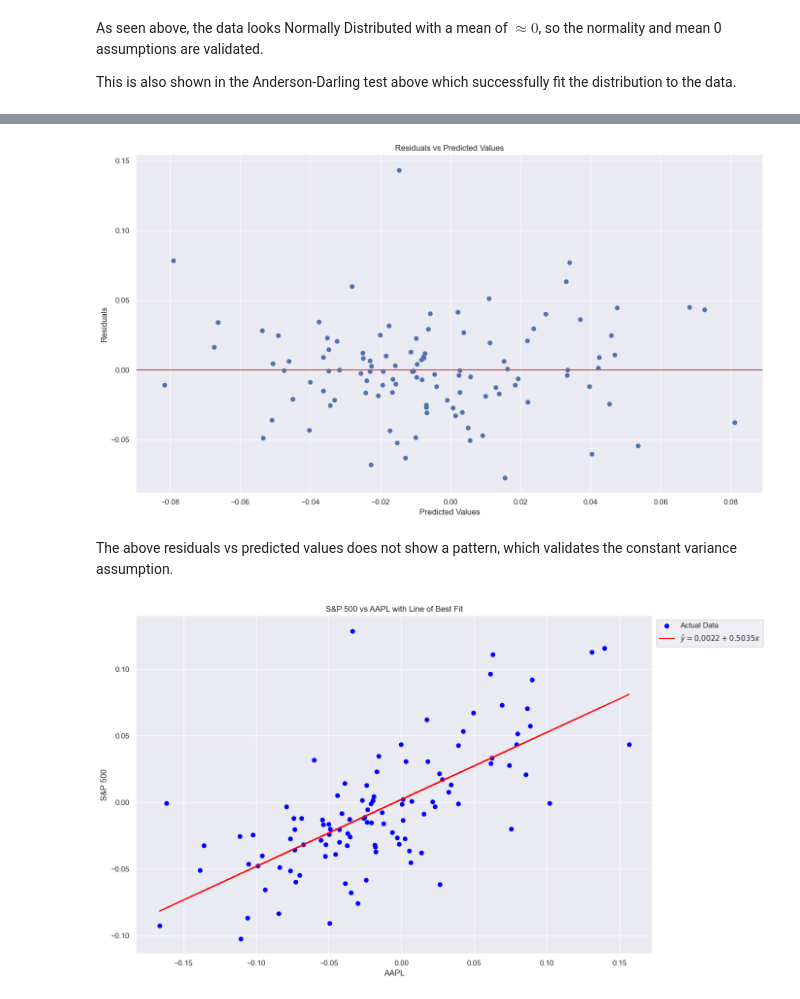
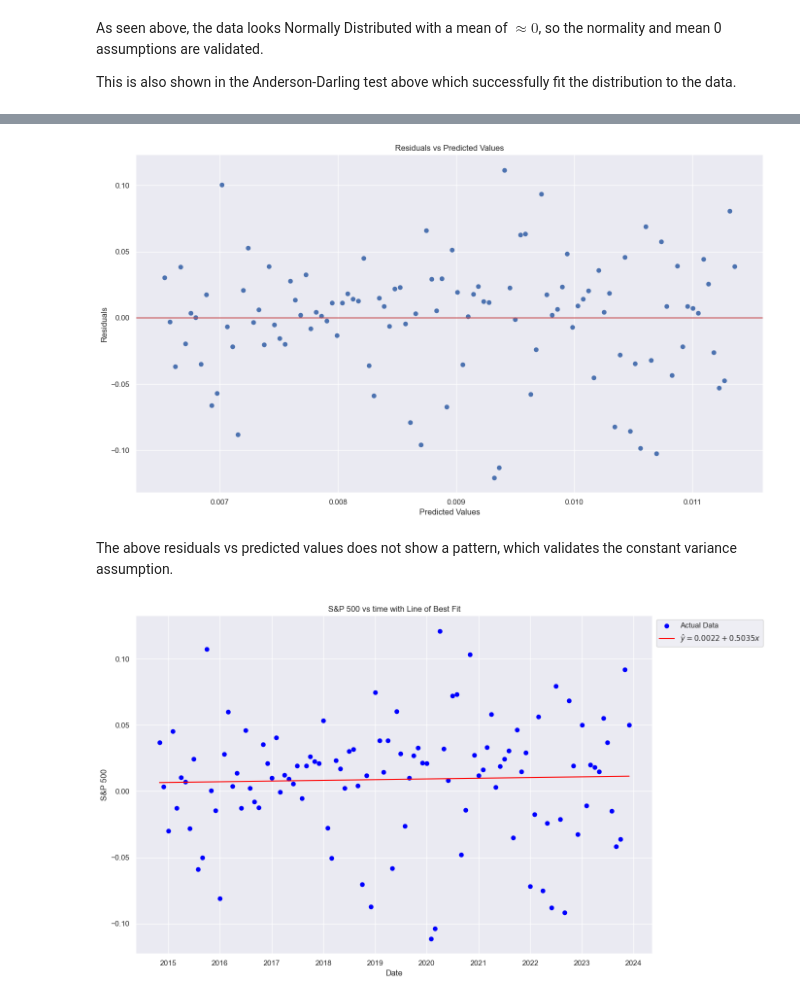
Before and after one commit to DaBelenlearner/Regression_Project, a Jupyter notebook: SLR.ipynb, the cells around one changed output, grey strips where cells are left out. Drawn from its saved outputs; the diff is of its cells as text; code cells hidden in the pictures.

```diff
--- a/SLR.ipynb
+++ b/SLR.ipynb
@@ -15,19 +15,16 @@ combined_data = pd.read_csv("combined data.csv")
 # Convert the 'Date' column to datetime format
 combined_data['Date'] = pd.to_datetime(combined_data['Date'], errors='coerce')
 
-# Set the 'Date' column as the index
-combined_data.set_index('Date', inplace=True)
-
 # Plot the data and the line of best fit
 plt.figure(figsize=(14, 8))
 sns.set(style="darkgrid")
 
 # Plot the actual data as a scatter plot
-plt.scatter(combined_data["AAPL"], combined_data['SP_500'], label="Actual Data", color='blue')
+plt.scatter(combined_data['Date'], combined_data['SP_500'], label="Actual Data", color='blue')
 
-plt.xlabel('AAPL')
+plt.xlabel('time')
 plt.ylabel('S&P 500')
-plt.title('S&P 500 vs AAPL')
+plt.title('S&P 500 vs time')
 plt.legend(loc='upper left', bbox_to_anchor=(1, 1))
 plt.tight_layout()
 plt.show()
@@ -36,16 +33,7 @@ plt.show()
 # %%
-# Load the combined data
-combined_data = pd.read_csv("Combined Data.csv")
+combined_data['Date_ordinal'] = combined_data['Date'].map(pd.Timestamp.toordinal)
 
-# Convert the 'Date' column to datetime format
-combined_data['Date'] = pd.to_datetime(combined_data['Date'], errors='coerce')
-
-# Set the 'Date' column as the index
-combined_data.set_index('Date', inplace=True)
-
-# Specify the dependent variable (Y) and the independent variable (X)
-# Using the formula interface
-formula = 'SP_500 ~ AAPL'  # Example: using AAPL as the dependent variable
+formula = 'SP_500 ~ Date_ordinal'
 
 # Fit the model using the formula interface
 model = ols(formula, data=combined_data).fit()
@@ -154,27 +127,27 @@ plt.axhline(y=0, color='r', linestyle='-')
 plt.tight_layout()
 plt.show()
 # %% [output]
-[figure, old version]
+[figure, new version]
 # %% [markdown]
 The above residuals vs predicted values does not show a pattern, which validates the constant variance assumption.
 # %%
-combined_data['Predicted'] = model.params['Intercept'] + model.params['AAPL'] * combined_data['AAPL']
+combined_data['Predicted'] = model.params['Intercept'] + model.params['Date_ordinal'] * combined_data['Date_ordinal']
 
 # Plot the data and the line of best fit
 plt.figure(figsize=(14, 8))
 sns.set(style="darkgrid")
 
 # Plot the actual data as a scatter plot
-plt.scatter(combined_data['AAPL'], combined_data['SP_500'], label="Actual Data", color='blue')
+plt.scatter(combined_data['Date'], combined_data['SP_500'], label="Actual Data", color='blue')
 
 # Plot the regression line
-plt.plot(combined_data['AAPL'], combined_data['Predicted'], label=r'$\hat{y} = 0.0022 + 0.5035 x$', color='red')
+plt.plot(combined_data['Date'], combined_data['Predicted'], label=r'$\hat{y} = 0.0022 + 0.5035 x$', color='red')
 
-plt.xlabel('AAPL')
+plt.xlabel('Date')
 plt.ylabel('S&P 500')
-plt.title('S&P 500 vs AAPL with Line of Best Fit')
+plt.title('S&P 500 vs time with Line of Best Fit')
 plt.legend(loc='upper left', bbox_to_anchor=(1, 1))
 plt.tight_layout()
 plt.show()
 # %% [output]
-[figure, old version]
+[figure, new version]
```
Also changed, not shown: parts of 6 cells of this notebook, 4 other files.
